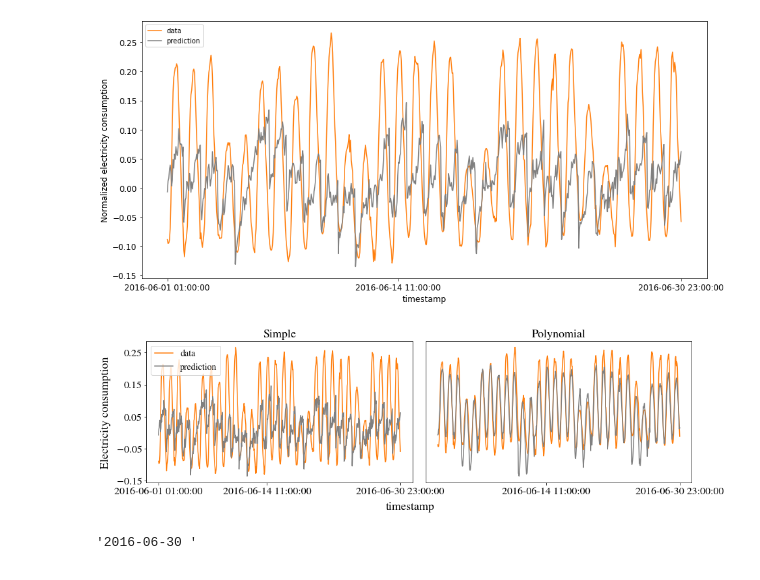
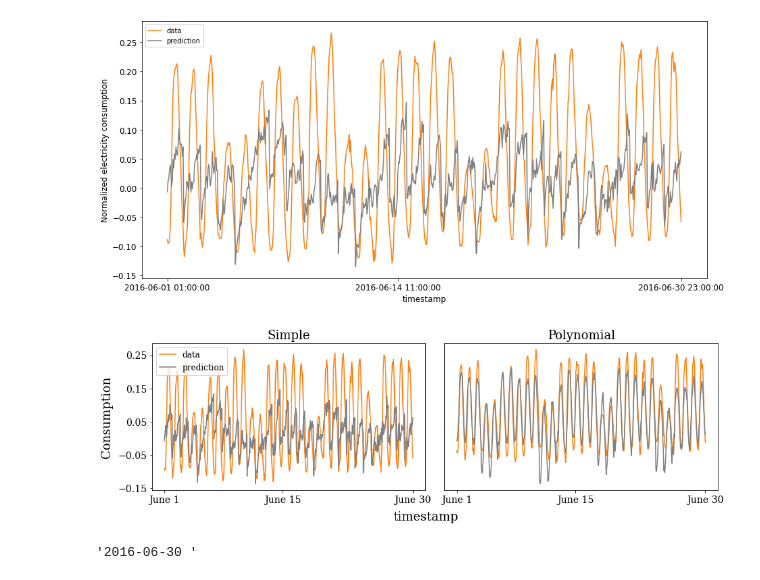
Before and after one commit to TamaraSumarac/6.862_MachineLearningProject, a Jupyter notebook: BuildingEnergyConsumption/Code/Development_LinearRegression.ipynb, the cells around one changed output. Drawn from its saved outputs; the diff is of its cells as text; code cells hidden in the pictures.

```diff
--- a/BuildingEnergyConsumption/Code/Development_LinearRegression.ipynb
+++ b/BuildingEnergyConsumption/Code/Development_LinearRegression.ipynb
@@ -1159,47 +1159,54 @@ plt.show()
 [figure]
 # %%
 import matplotlib
-matplotlib.rcParams["mathtext.fontset"] = "stix"
-matplotlib.rcParams['font.family'] = 'STIXGeneral'
+#matplotlib.rcParams["mathtext.fontset"] = "stix"
+#matplotlib.rcParams['font.family'] = 'STIXGeneral'
+#plt.rcParams["font.family"] = "Times New Roman"
+plt.rcParams['font.family'] = 'serif'
+plt.rcParams['font.serif'] = ['Times New Roman'] + plt.rcParams['font.serif']
+
 matplotlib.rcParams.update({'font.size': 12})
+matplotlib.rcParams["font.weight"] = "normal"
 
 fig = plt.figure(figsize =(15,4))
 coord1 = 121
 coord2 = 122
 
 len_ts = len(timestamp_test.values)
 
-plt.subplots_adjust(wspace=0.05, hspace=0)
+plt.subplots_adjust(wspace=0.07, hspace=0)
 
 plt.subplot(coord1)
 plt.plot(test_features_new_s.groupby(by = "timestamp").mean().filter(["timestamp", "meter_reading"]), color = 'C1', label = 'data')
 plt.plot(y_norm_s.groupby(by = "timestamp").mean().filter(["timestamp", "prediction"]), color = 'gray', label = 'prediction')
 plt.title('Simple', fontsize = 18)
 len_ts = len(timestamp_test.values)
-plt.xticks([timestamp_test.values[0],timestamp_test.values[int(len_ts/2)],timestamp_test.values[-1]], fontsize = 16)
-plt.yticks([0.25,0.15,0.05,-0.05,-0.15],fontsize = 16)
-plt.legend(loc = 'upper left' ,fontsize = 14)
+plt.xticks(ticks = [timestamp_test.values[0],timestamp_test.values[int(len_ts/2)+20],timestamp_test.values[-1] ], labels =['June 1','June 15','June 30'], fontsize = 14)
+plt.yticks([0.25,0.15,0.05,-0.05,-0.15],fontsize = 14)
+plt.legend(loc = 'upper left' ,fontsize = 12)
 
 
 plt.subplot(coord2)
 plt.plot(test_features_new_p.groupby(by = "timestamp").mean().filter(["timestamp", "meter_reading"]), color = 'C1', label = 'data')
 plt.plot(y_norm_p.groupby(by = "timestamp").mean().filter(["timestamp", "prediction"]), color = 'gray', label = 'prediction')
 plt.title('Polynomial', fontsize = 18)
-plt.xticks([timestamp_test.values[int(len_ts/2)],timestamp_test.values[-1]], fontsize = 16)
+plt.xticks(ticks = [timestamp_test.values[0],timestamp_test.values[int(len_ts/2)+20], timestamp_test.values[-1]], labels =['June 1','June 15','June 30'], fontsize = 14)
+#plt.xticks(['2016-06-01 11:00:00'], fontsize = 19)
+
 plt.tick_params(
     axis='y',          # changes apply to the x-axis
     which='both',      # both major and minor ticks are affected
     left=False,      # ticks along the bottom edge are off
     right=False,         # ticks along the top edge are off
     labelleft=False) # labels along the bottom edge are off
 
-fig.text(0.5, -0.02, 'timestamp', ha='center',fontsize = 18)
-fig.text(0.06, 0.5, 'Electricity consumption', va='center', rotation='vertical',fontsize = 18)
+fig.text(0.5, -0.03, 'timestamp', ha='center',fontsize = 18)
+fig.text(0.055, 0.5, 'Consumption', va='center', rotation='vertical',fontsize = 18)
 
 plt.savefig('LR.pdf', transparency = True,bbox_inches='tight')
 plt.show()
 # %% [output]
-[figure, old version]
+[figure, new version]
 # %%
 timestamp_test.values[-1][:11]
 # %% [output]
```
Also changed, not shown: 2 other files.
